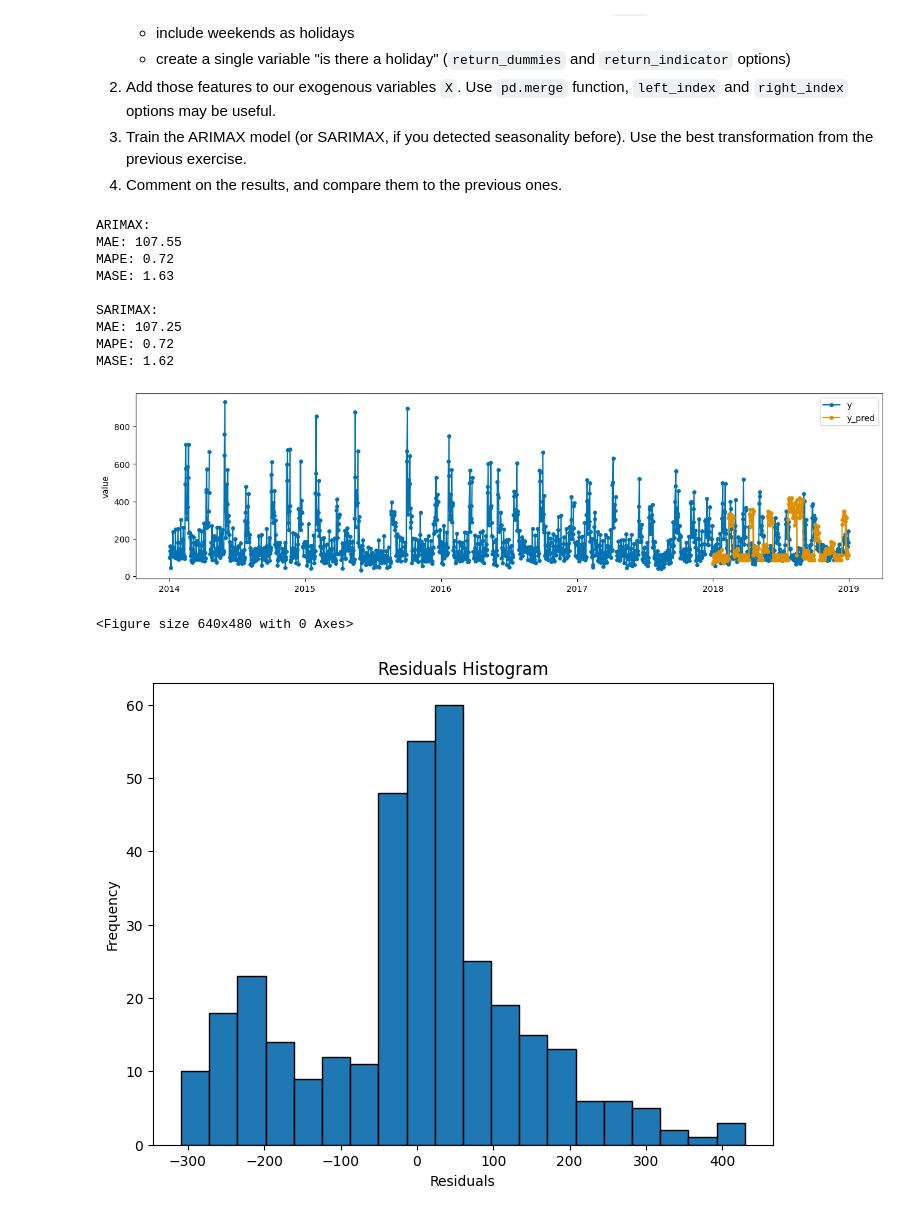
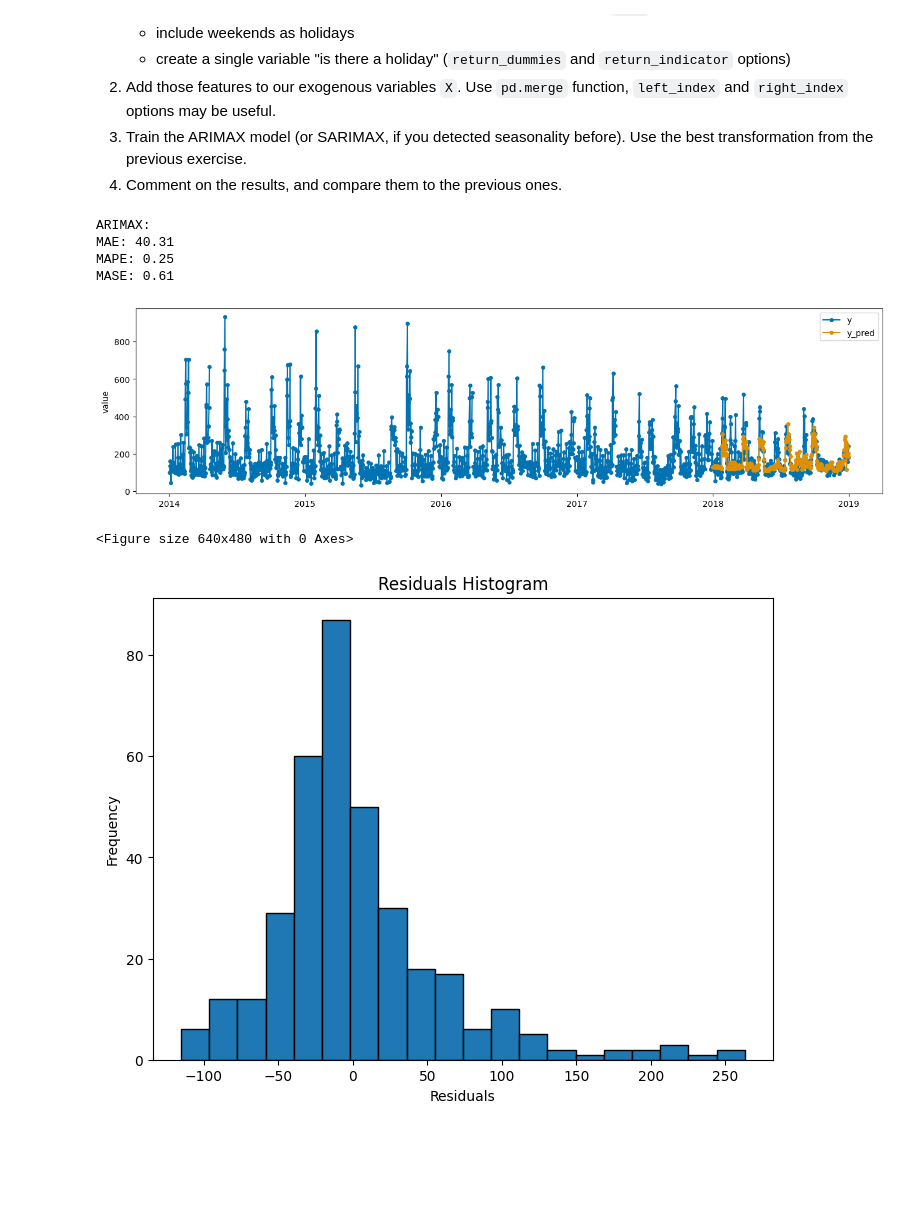
Before and after one commit to mwardynski/machine-learning, a Jupyter notebook: lab4-5/lab4.ipynb, the cells around one changed output. Cells and saved outputs as stored; diff of their text form; code cells hidden in the pictures; blank space fills up the shorter version.

```diff
--- a/lab4-5/lab4.ipynb
+++ b/lab4-5/lab4.ipynb
@@ -714,12 +714,12 @@ def evaluate_pasta_sales_model(
     # impute
     imputer = Imputer(method="ffill")
     y_train = imputer.fit_transform(y_train)
-    y_test = imputer.fit_transform(y_test)
+    y_test = imputer.transform(y_test)
 
     # train and predict
     horizon = np.arange(1, 366)
-    model.fit(y_train, X=X_train)
-    y_pred = model.predict(fh=horizon, X=X_train)
+    model.fit(y_train, X=X_train,fh=horizon)
+    y_pred = model.predict(fh=horizon, X=X_test)
 
 
     mae = mean_absolute_error(y_test, y_pred)
@@ -754,6 +754,8 @@ def evaluate_pasta_sales_model(
         else:
             print("\nResiduals don't follow the normal distribution.\n")
 
+        residuals = residuals[~residuals.isna()]
+
         ljung_box_test = acorr_ljungbox(residuals, lags=[10], return_df=True)
         print(f"Ljung-Box Test Results: {ljung_box_test}")
 # %% [markdown]
@@ -887,38 +889,30 @@ Exogenous variables can be expanded with feature engineering. For example, the b
 # %%
 from sktime.transformations.series.holiday import HolidayFeatures
 from holidays import country_holidays
 
 italian_holidays = country_holidays("IT")
 
 holiday_transformer = HolidayFeatures(
     calendar=italian_holidays,
     include_weekend=True,
     return_dummies=False,
     return_indicator=True
 )
 
 holiday_features = holiday_transformer.fit_transform(X)
 
 X_hol = X.to_frame().merge(holiday_features, left_index=True, right_index=True)
 
 print("\nARIMAX:")
-evaluate_pasta_sales_model(model = StatsForecastAutoARIMA(seasonal=False), data=y, X=X_hol, plot_forecasts=False, analyze_residuals=False)
-
-print("\nSARIMAX:")
-evaluate_pasta_sales_model(model = StatsForecastAutoARIMA(seasonal=True, sp=30), data=y, X=X_hol, plot_forecasts=True, analyze_residuals=True)
+evaluate_pasta_sales_model(model = make_pipeline(BoxCoxTransformer(), StatsForecastAutoARIMA(seasonal=False)), data=y, X=X_hol, plot_forecasts=True, analyze_residuals=True)
 # %% [output]
 ARIMAX:
-MAE: 107.55
-MAPE: 0.72
-MASE: 1.63
-
-SARIMAX:
-MAE: 107.25
-MAPE: 0.72
-MASE: 1.62
+MAE: 40.31
+MAPE: 0.25
+MASE: 0.61
-[figure, old version]
+[figure, new version]
 <Figure size 640x480 with 0 Axes>
-[figure, old version]
+[figure, new version]
 Anderson-Darling Test Result: AndersonResult(statistic=nan, critical_values=array([0.57 , 0.649, 0.779, 0.908, 1.08 ]), significance_level=array([15. , 10. ,  5. ,  2.5,  1. ]), fit_result=  params: F ...
  success: False
  message: 'Optimization converged to parameter values that are inconsistent with the data.')
```
Also changed, not shown: parts of 6 cells of this notebook, 1 other file.
